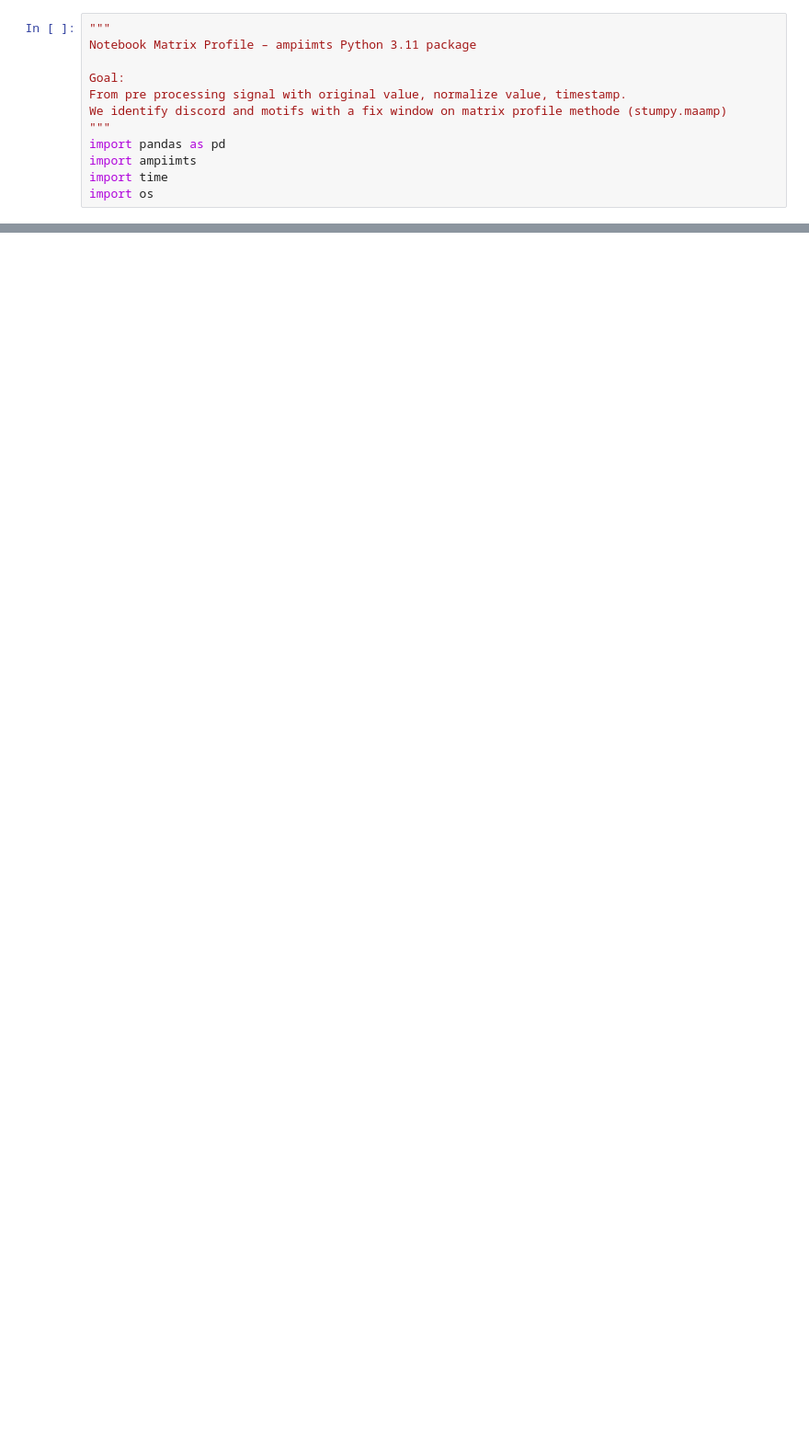
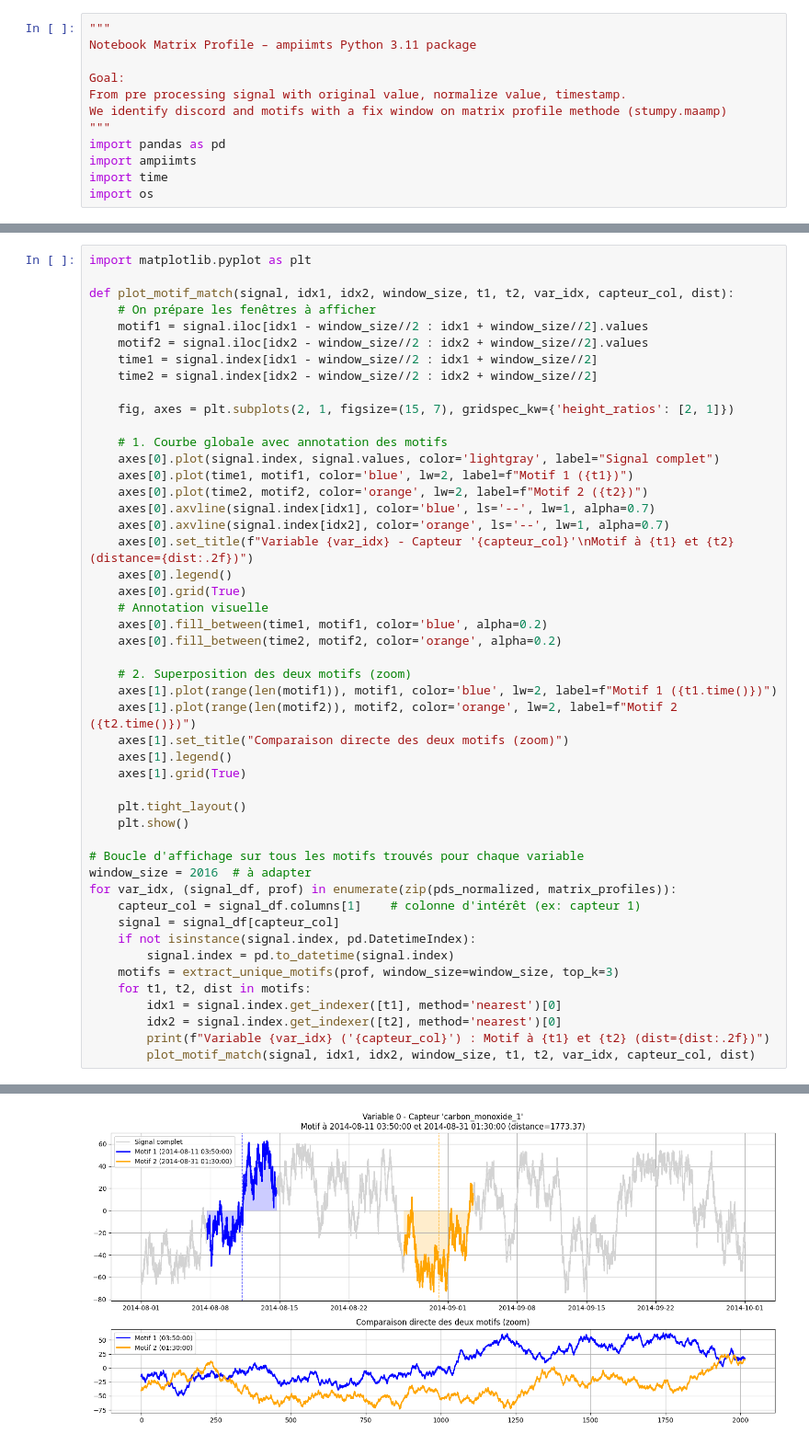
Before and after one commit to Guillaumernd/ampiimts, a Jupyter notebook: notebooks/Matrix_Profile/Matrix_profile-multidimensionnal.ipynb, the cells around one changed output, grey strips where cells are left out. Shown at 92% size. Saved outputs shown, nothing was run; the diff lists cells and outputs as text; blank space fills up the shorter version.

```diff
--- a/notebooks/Matrix_Profile/Matrix_profile-multidimensionnal.ipynb
+++ b/notebooks/Matrix_Profile/Matrix_profile-multidimensionnal.ipynb
@@ -51,0 +152,49 @@ ampiimts.plot_matrix_profiles_heatmap(matrix_profiles,
+# %%
+import matplotlib.pyplot as plt
+
+def plot_motif_match(signal, idx1, idx2, window_size, t1, t2, var_idx, capteur_col, dist):
+    # On prépare les fenêtres à afficher
+    motif1 = signal.iloc[idx1 - window_size//2 : idx1 + window_size//2].values
+    motif2 = signal.iloc[idx2 - window_size//2 : idx2 + window_size//2].values
+    time1 = signal.index[idx1 - window_size//2 : idx1 + window_size//2]
+    time2 = signal.index[idx2 - window_size//2 : idx2 + window_size//2]
+
+    fig, axes = plt.subplots(2, 1, figsize=(15, 7), gridspec_kw={'height_ratios': [2, 1]})
+
+    # 1. Courbe globale avec annotation des motifs
+    axes[0].plot(signal.index, signal.values, color='lightgray', label="Signal complet")
+    axes[0].plot(time1, motif1, color='blue', lw=2, label=f"Motif 1 ({t1})")
+    axes[0].plot(time2, motif2, color='orange', lw=2, label=f"Motif 2 ({t2})")
+    axes[0].axvline(signal.index[idx1], color='blue', ls='--', lw=1, alpha=0.7)
+    axes[0].axvline(signal.index[idx2], color='orange', ls='--', lw=1, alpha=0.7)
+    axes[0].set_title(f"Variable {var_idx} - Capteur '{capteur_col}'\nMotif à {t1} et {t2} (distance={dist:.2f})")
+    axes[0].legend()
+    axes[0].grid(True)
+    # Annotation visuelle
+    axes[0].fill_between(time1, motif1, color='blue', alpha=0.2)
+    axes[0].fill_between(time2, motif2, color='orange', alpha=0.2)
+
+    # 2. Superposition des deux motifs (zoom)
+    axes[1].plot(range(len(motif1)), motif1, color='blue', lw=2, label=f"Motif 1 ({t1.time()})")
+    axes[1].plot(range(len(motif2)), motif2, color='orange', lw=2, label=f"Motif 2 ({t2.time()})")
+    axes[1].set_title("Comparaison directe des deux motifs (zoom)")
+    axes[1].legend()
+    axes[1].grid(True)
+
+    plt.tight_layout()
+    plt.show()
+
+# Boucle d'affichage sur tous les motifs trouvés pour chaque variable
+window_size = 2016  # à adapter
+for var_idx, (signal_df, prof) in enumerate(zip(pds_normalized, matrix_profiles)):
+    capteur_col = signal_df.columns[1]    # colonne d'intérêt (ex: capteur 1)
+    signal = signal_df[capteur_col]
+    if not isinstance(signal.index, pd.DatetimeIndex):
+        signal.index = pd.to_datetime(signal.index)
+    motifs = extract_unique_motifs(prof, window_size=window_size, top_k=3)
+    for t1, t2, dist in motifs:
+        idx1 = signal.index.get_indexer([t1], method='nearest')[0]
+        idx2 = signal.index.get_indexer([t2], method='nearest')[0]
+        print(f"Variable {var_idx} ('{capteur_col}') : Motif à {t1} et {t2} (dist={dist:.2f})")
+        plot_motif_match(signal, idx1, idx2, window_size, t1, t2, var_idx, capteur_col, dist)
+# %% [output]
@@ -51,0 +202 @@ ampiimts.plot_matrix_profiles_heatmap(matrix_profiles,
+[figure, added]
```
Also changed, not shown: parts of 7 cells of this notebook, 4 other files.
